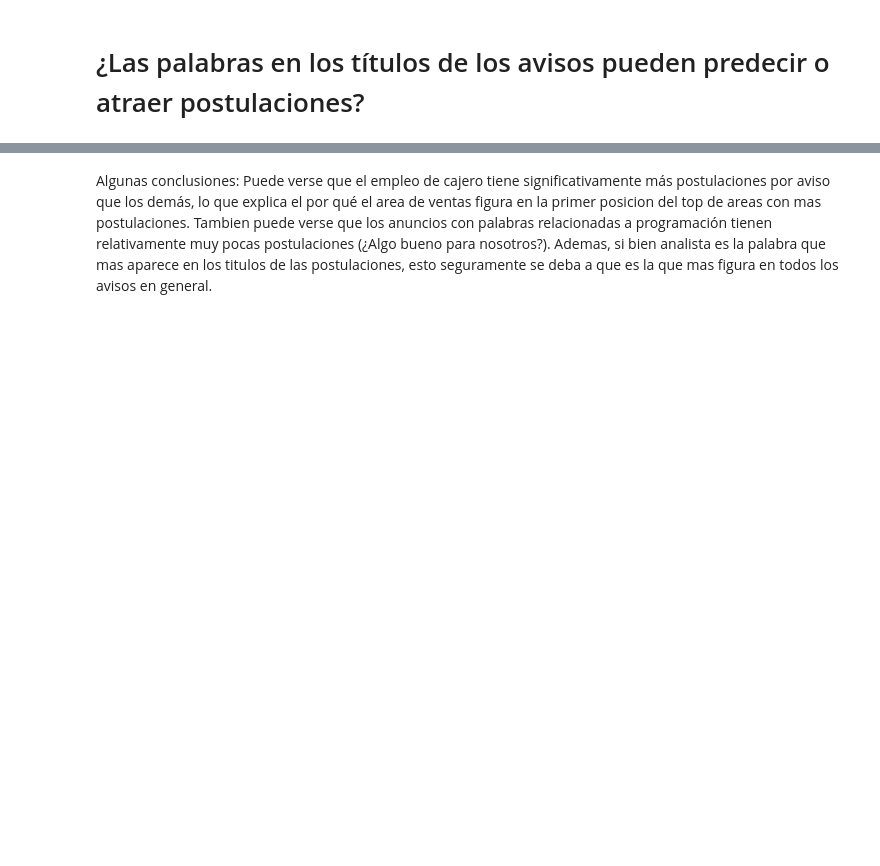
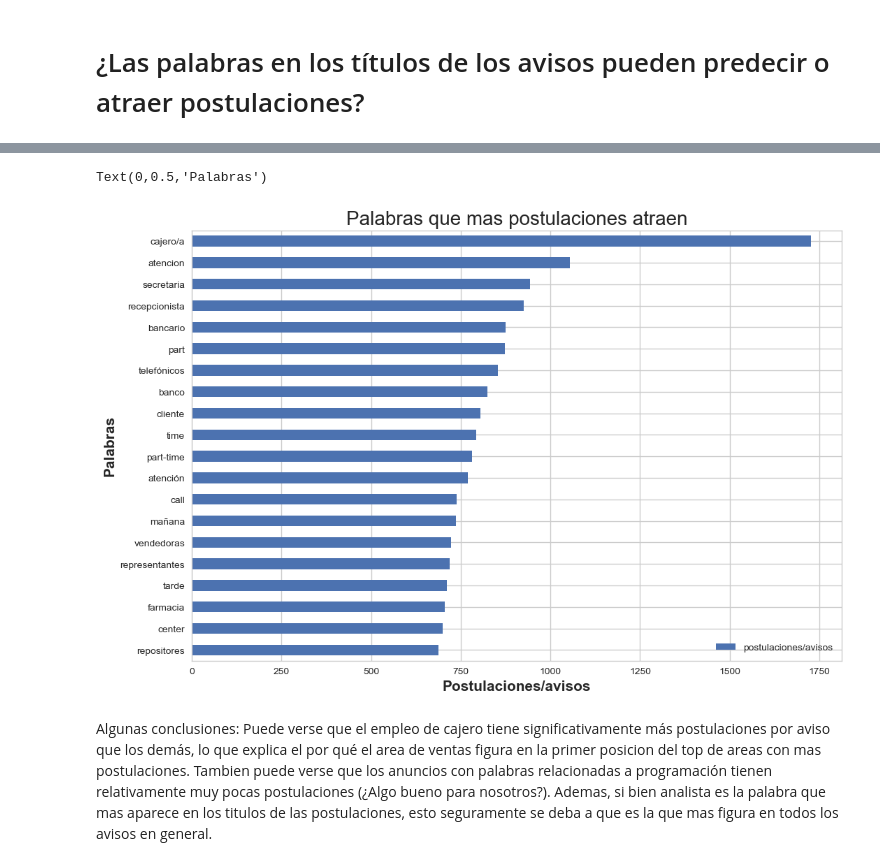
Before and after one commit to Andivisciglio/TP1-OrganizacionDeDatos-Grupo28, a Jupyter notebook: TP1-15-4.ipynb, the cells around one changed output, grey strips where cells are left out. Saved outputs shown, nothing was run; the diff lists cells and outputs as text; code cells hidden in the pictures; blank space fills up the shorter version.

```diff
--- a/TP1-15-4.ipynb
+++ b/TP1-15-4.ipynb
@@ -816,5 +870,10 @@ plot.set_title('Palabras que menos postulaciones atraen')
 # %%
-plot = efectividad_palabras_df.sort_values(by='postulaciones/avisos',ascending= False).head(20).sort_values(by='postulaciones/avisos').plot(kind='barh',title='Palabras que mas postulaciones atraen')
-plot.set_title('Palabras que mas postulaciones atraen')
+plot = efectividad_palabras_df.sort_values(by='postulaciones/avisos',ascending= False).head(20).sort_values(by='postulaciones/avisos').plot(kind='barh', figsize = (12,8))
+plot.set_title('Palabras que mas postulaciones atraen', fontsize = 20)
+plot.set_xlabel('Postulaciones/avisos', fontsize = 15, weight = 'bold')
+plot.set_ylabel('Palabras', fontsize = 15, weight = 'bold')
+# %% [output]
+Text(0,0.5,'Palabras')
+[figure, added]
 # %% [markdown]
 Algunas conclusiones: Puede verse que el empleo de cajero tiene significativamente más postulaciones por aviso que los demás, lo que explica el por qué el area de ventas figura en la primer posicion del top de areas con mas postulaciones. Tambien puede verse que los anuncios con palabras relacionadas a programación tienen relativamente muy pocas postulaciones (¿Algo bueno para nosotros?). Ademas, si bien analista es la palabra que mas aparece en los titulos de las postulaciones, esto seguramente se deba a que es la que mas figura en todos los avisos en general.
```
Also changed, not shown: parts of 20 cells of this notebook.
